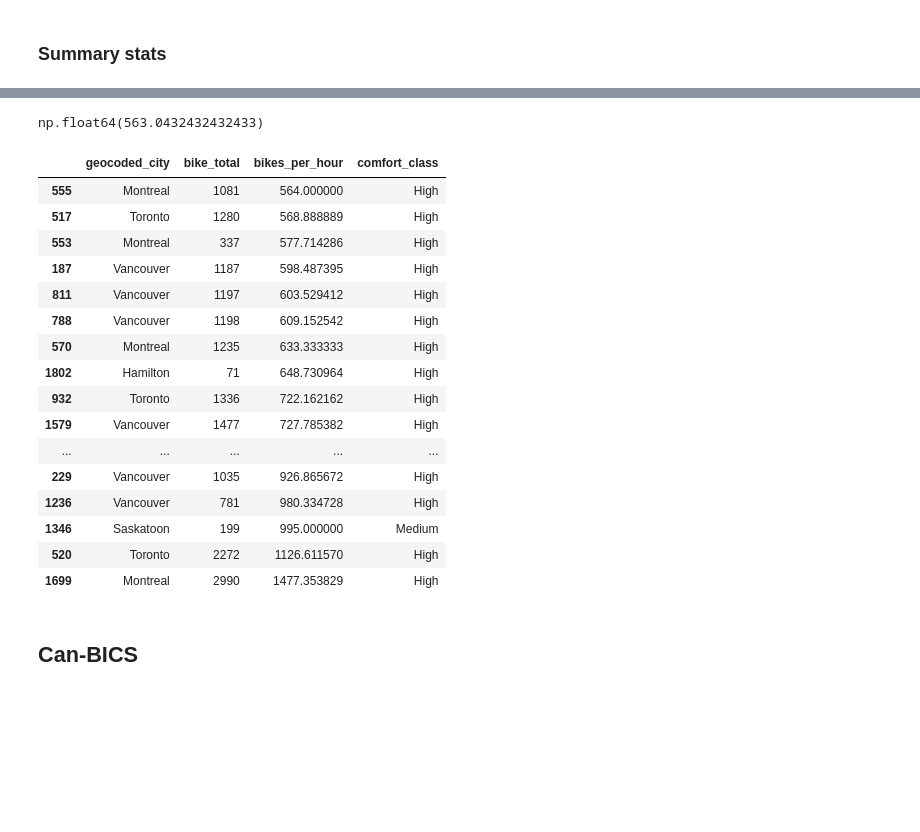
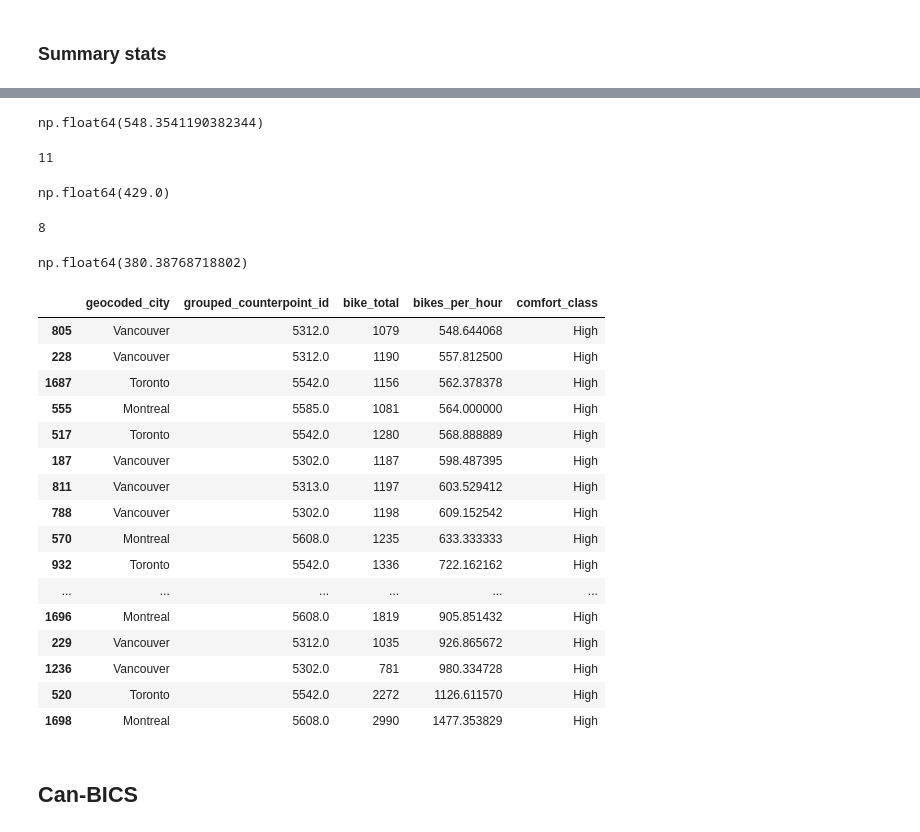
Before and after one commit to mbonsma/PedalPollSondoVelo, a Jupyter notebook: paper_figures.ipynb, the cells around one changed output, grey strips where cells are left out. Cells and saved outputs as stored; diff of their text form; code cells hidden in the pictures; blank space fills up the shorter version.

```diff
--- a/paper_figures.ipynb
+++ b/paper_figures.ipynb
@@ -20,6 +27,9 @@ canbics['can_bics_facility'] = canbics['can_bics_facility'].str.strip() # remove
 # %%
 # Change North Vancouver to Vancouver
 agg_counts.loc[agg_counts['geocoded_city'] == 'North Vancouver', 'geocoded_city'] = 'Vancouver'
+# %%
+# fix mislabeled province for 1 Red Deer count
+agg_counts.loc[agg_counts['geocoded_city'] == 'Red Deer', 'geocoded_province'] = 'Alberta'
 # %%
 agg_counts['count_year'] = agg_counts['year']
 # %%
@@ -51,3 +70,6 @@ agg_counts['bikes_per_hour'] = (agg_counts['bike_total'] / agg_counts['total_tim
+# %%
+# remove not assigned count sessions
+agg_counts = agg_counts[agg_counts['count_session_label'] != 'not_assigned']
 # %%
 agg_counts.shape
 # %% [output]
@@ -184,0 +293,3 @@ summary_table
+# %%
+# make a column for the combination of location and session
+agg_counts['location_session'] = agg_counts['grouped_counterpoint_id'].astype('int').astype('str') + "_" + agg_counts['count_session_label']
@@ -382,28 +552,44 @@ np.float64(249.29396697851647)
 # %%
 np.quantile(agg_counts['bikes_per_hour'], 0.99)
 # %% [output]
-np.float64(563.0432432432433)
+np.float64(548.3541190382344)
+# %%
+len(agg_counts[agg_counts['grouped_counterpoint_id'] == 5542])
+# %% [output]
+11
+# %%
+agg_counts[agg_counts['grouped_counterpoint_id'] == 5542]['bikes_per_hour'].median()
+# %% [output]
+np.float64(429.0)
+# %%
+len(agg_counts[agg_counts['grouped_counterpoint_id'] == 5608])
+# %% [output]
+8
+# %%
+agg_counts[agg_counts['grouped_counterpoint_id'] == 5608]['bikes_per_hour'].median()
+# %% [output]
+np.float64(380.38768718802)
 # %%
 agg_counts[agg_counts['bikes_per_hour'] > np.quantile(agg_counts['bikes_per_hour'],
-                                                      0.99)].sort_values('bikes_per_hour')[['geocoded_city', 'bike_total', 'bikes_per_hour', 'comfort_class']]
+                                                      0.99)].sort_values('bikes_per_hour')[['geocoded_city', 'grouped_counterpoint_id', 'bike_total', 'bikes_per_hour', 'comfort_class']]
 # %% [output]
-|  | geocoded_city | bike_total | bikes_per_hour | comfort_class |
-| 555 | Montreal | 1081 | 564.000000 | High |
-| 517 | Toronto | 1280 | 568.888889 | High |
-| 553 | Montreal | 337 | 577.714286 | High |
-| 187 | Vancouver | 1187 | 598.487395 | High |
-| 811 | Vancouver | 1197 | 603.529412 | High |
-| 788 | Vancouver | 1198 | 609.152542 | High |
-| 570 | Montreal | 1235 | 633.333333 | High |
-| 1802 | Hamilton | 71 | 648.730964 | High |
-| 932 | Toronto | 1336 | 722.162162 | High |
-| 1579 | Vancouver | 1477 | 727.785382 | High |
-| ... | ... | ... | ... | ... |
-| 229 | Vancouver | 1035 | 926.865672 | High |
-| 1236 | Vancouver | 781 | 980.334728 | High |
-| 1346 | Saskatoon | 199 | 995.000000 | Medium |
-| 520 | Toronto | 2272 | 1126.611570 | High |
-| 1699 | Montreal | 2990 | 1477.353829 | High |
+|  | geocoded_city | grouped_counterpoint_id | bike_total | bikes_per_hour | comfort_class |
+| 805 | Vancouver | 5312.0 | 1079 | 548.644068 | High |
+| 228 | Vancouver | 5312.0 | 1190 | 557.812500 | High |
+| 1687 | Toronto | 5542.0 | 1156 | 562.378378 | High |
+| 555 | Montreal | 5585.0 | 1081 | 564.000000 | High |
+| 517 | Toronto | 5542.0 | 1280 | 568.888889 | High |
+| 187 | Vancouver | 5302.0 | 1187 | 598.487395 | High |
+| 811 | Vancouver | 5313.0 | 1197 | 603.529412 | High |
+| 788 | Vancouver | 5302.0 | 1198 | 609.152542 | High |
+| 570 | Montreal | 5608.0 | 1235 | 633.333333 | High |
+| 932 | Toronto | 5542.0 | 1336 | 722.162162 | High |
+| ... | ... | ... | ... | ... | ... |
+| 1696 | Montreal | 5608.0 | 1819 | 905.851432 | High |
+| 229 | Vancouver | 5312.0 | 1035 | 926.865672 | High |
+| 1236 | Vancouver | 5302.0 | 781 | 980.334728 | High |
+| 520 | Toronto | 5542.0 | 2272 | 1126.611570 | High |
+| 1698 | Montreal | 5608.0 | 2990 | 1477.353829 | High |
 # %% [markdown]
 ## Can-BICS
 # %%
```
Also changed, not shown: parts of 236 cells of this notebook.
